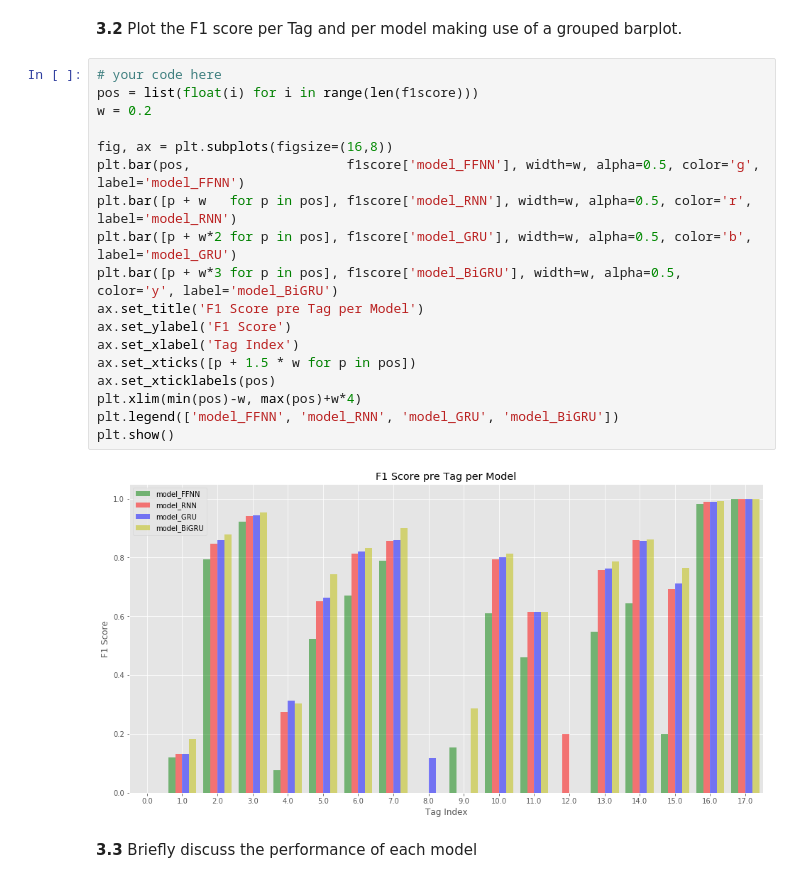
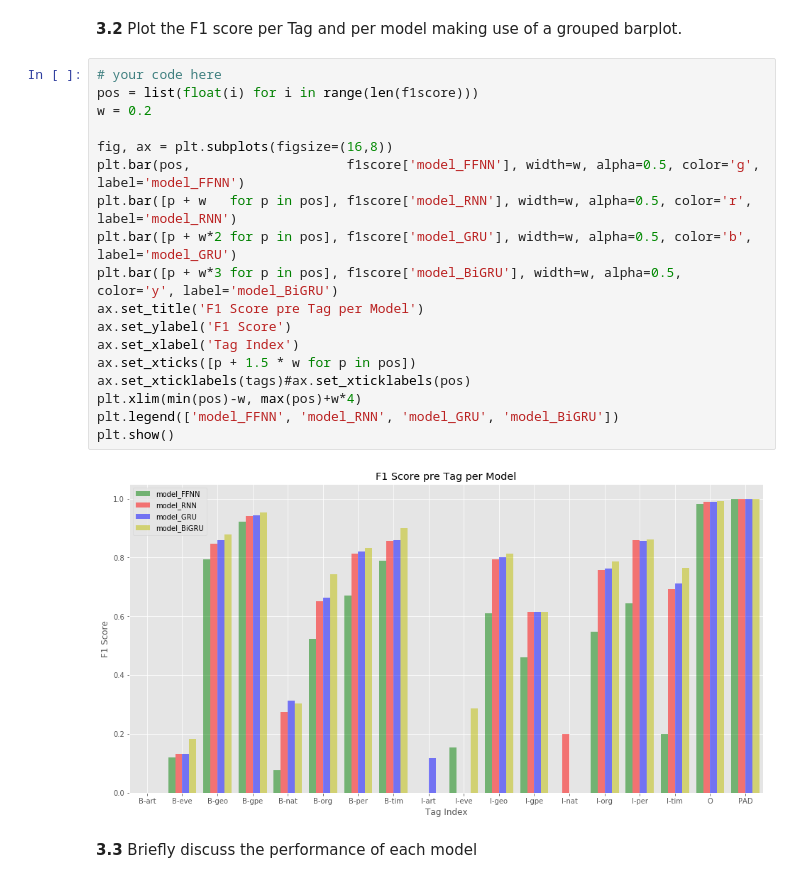
Before and after one commit to medeirosf/2020-CS109B, a Jupyter notebook: content/homeworks/hw06/notebook/cs109b_hw6_edited.ipynb, the cells around one changed output. Cells and saved outputs as stored; diff of their text form.

```diff
--- a/content/homeworks/hw06/notebook/cs109b_hw6_edited.ipynb
+++ b/content/homeworks/hw06/notebook/cs109b_hw6_edited.ipynb
@@ -1077,23 +1095,23 @@ f1score
 # %%
 # your code here
 pos = list(float(i) for i in range(len(f1score)))
 w = 0.2
 
 fig, ax = plt.subplots(figsize=(16,8))
 plt.bar(pos,                    f1score['model_FFNN'], width=w, alpha=0.5, color='g', label='model_FFNN')
 plt.bar([p + w   for p in pos], f1score['model_RNN'], width=w, alpha=0.5, color='r', label='model_RNN')
 plt.bar([p + w*2 for p in pos], f1score['model_GRU'], width=w, alpha=0.5, color='b', label='model_GRU')
 plt.bar([p + w*3 for p in pos], f1score['model_BiGRU'], width=w, alpha=0.5, color='y', label='model_BiGRU')
 ax.set_title('F1 Score pre Tag per Model')
 ax.set_ylabel('F1 Score')
 ax.set_xlabel('Tag Index')
 ax.set_xticks([p + 1.5 * w for p in pos])
-ax.set_xticklabels(pos)
+ax.set_xticklabels(tags)#ax.set_xticklabels(pos)
 plt.xlim(min(pos)-w, max(pos)+w*4)
 plt.legend(['model_FFNN', 'model_RNN', 'model_GRU', 'model_BiGRU'])
 plt.show()
 # %% [output]
-[figure, old version]
+[figure, new version]
 # %% [markdown]
 **3.3** Briefly discuss the performance of each model
 # %% [markdown]
```
Also changed, not shown: parts of 15 cells of this notebook.
